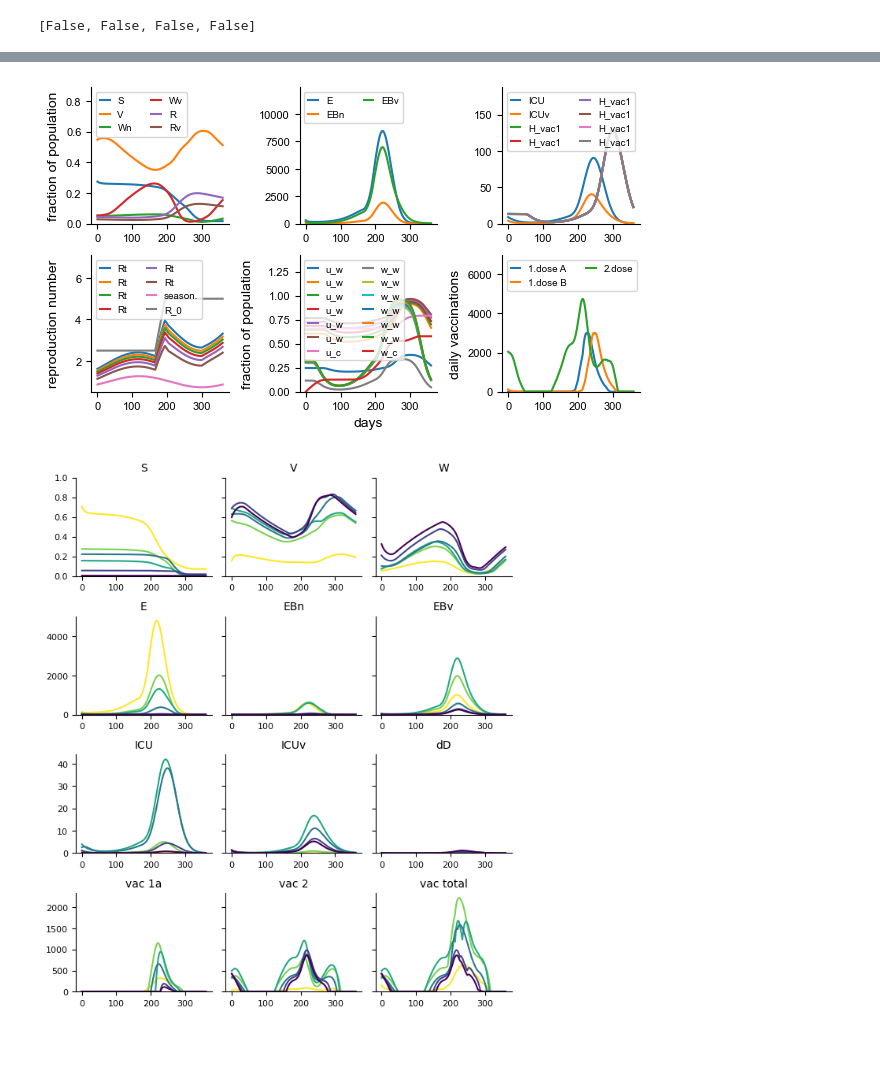
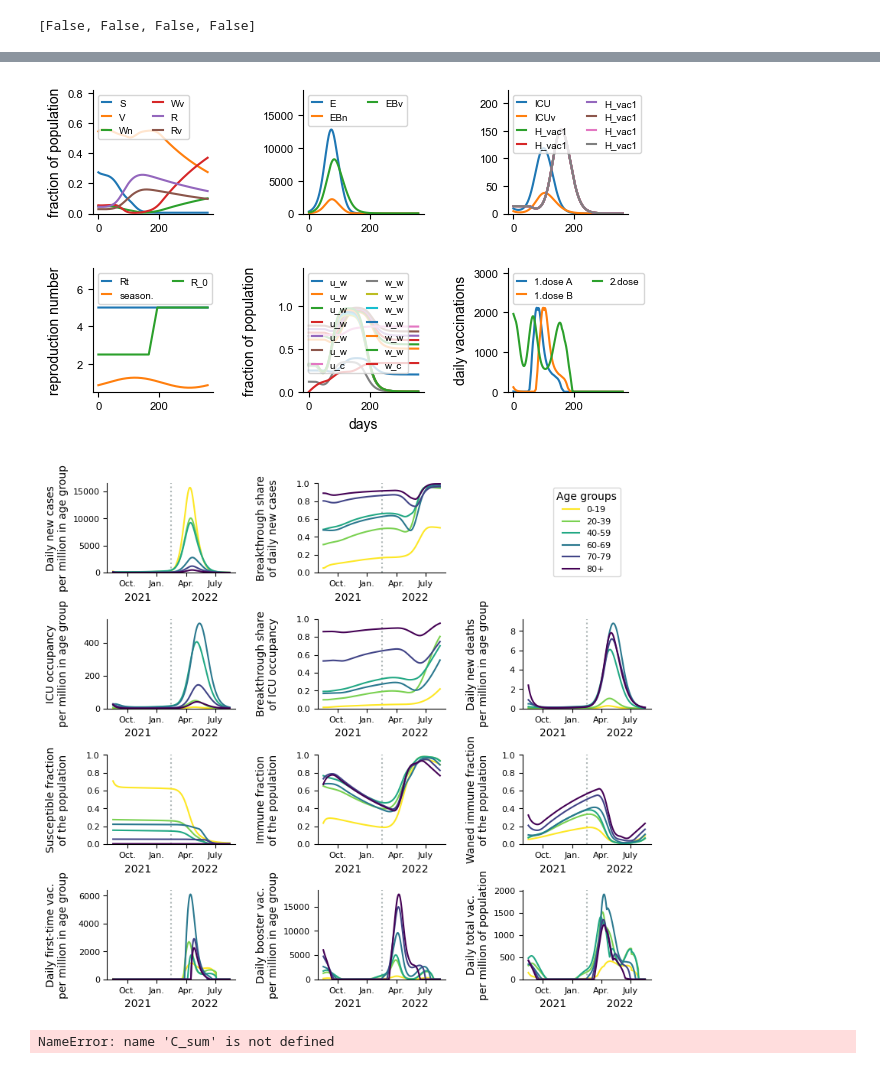
Before and after one commit to Priesemann-Group/covid19_winter_dilemma, a Jupyter notebook: notebooks/extended_fig2.ipynb, the cells around one changed output, grey strips where cells are left out. Drawn from its saved outputs; the diff is of its cells as text; code cells hidden in the pictures; blank space fills up the shorter version.

```diff
--- a/notebooks/extended_fig2.ipynb
+++ b/notebooks/extended_fig2.ipynb
@@ -34,11 +23,25 @@ plateaus = np.array([3.68853681, 3.97739323, 4.265305,   4.46268227, 4.60508098,
 slopes = np.array([0.02306204, 0.02098712, 0.01891899, 0.01750119, 0.01647831, 0.01542934])
 fractions = np.array([0.1795,0.2352,0.2488,0.2878,0.3487,0.4296])
 
+C_base = np.loadtxt('../parameters/C_Base.csv', delimiter=',')
+C_vol = np.loadtxt('../parameters/C_vol.csv', delimiter=',')
+C_npi1 = np.loadtxt('../parameters/C_NPI_general.csv', delimiter=',')
+C_npi2 = np.loadtxt('../parameters/C_NPI_work.csv', delimiter=',')
+C_npi3 = np.loadtxt('../parameters/C_NPI_School.csv', delimiter=',')
+
 for p in [params_m1, params_m2, params_m3, params_mFW]:
-    p['CM'] = parameters_agegroups.CM_DEU
+    p['C_base'] = C_base
+    p['C_vol'] = C_vol
     p['plateaus'] = plateaus
     p['slopes'] = slopes
     p['fractions'] = fractions
+    p['C_npi_free'] = C_npi1 + C_npi2 + C_npi3
+    p['feedback_off'] = False
+params_m1['C_npi_base'] = C_npi1 + C_npi2 + C_npi3
+params_m2['C_npi_base'] = C_npi3
+params_m3['C_npi_base'] = np.zeros([6,6])
+params_mFW['C_npi_base'] = C_npi1 + C_npi2 + C_npi3
+params_mFW['feedback_off'] = True
 # %% [output]
 Sapprox: 127371.52063590317
 Sapprox: 68784.99630765057
@@ -105,9 +94,13 @@ plotting_agegroups.sixpanels([m1,m2,m3], "./figures/extended_fig2.pdf", arial=Tr
 importlib.reload(plotting_agegroups)
 plotting_agegroups.overview(m1, arial=True)
 # %% [output]
-[figure, old version]
+[figure, new version]
 # %%
 importlib.reload(plotting_agegroups)
-plotting_agegroups.overview_agegroups(m1, path='./figures/show.pdf')
+plotting_agegroups.overview_agegroups(m3, path='./figures/show.pdf')
 # %% [output]
-[figure, old version]
+[figure, new version]
+# %%
+(C_npi1+C_npi2+C_npi3) / C_sum
+# %% [output]
+NameError: name 'C_sum' is not defined
```
Also changed, not shown: parts of 7 cells of this notebook, 7 other files.
